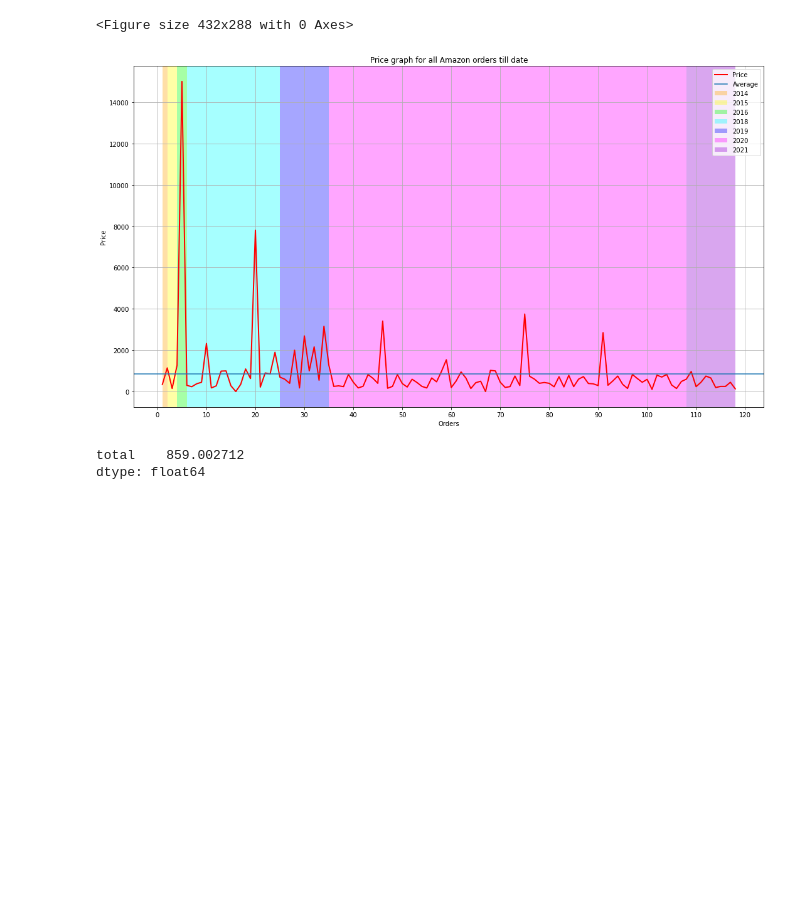
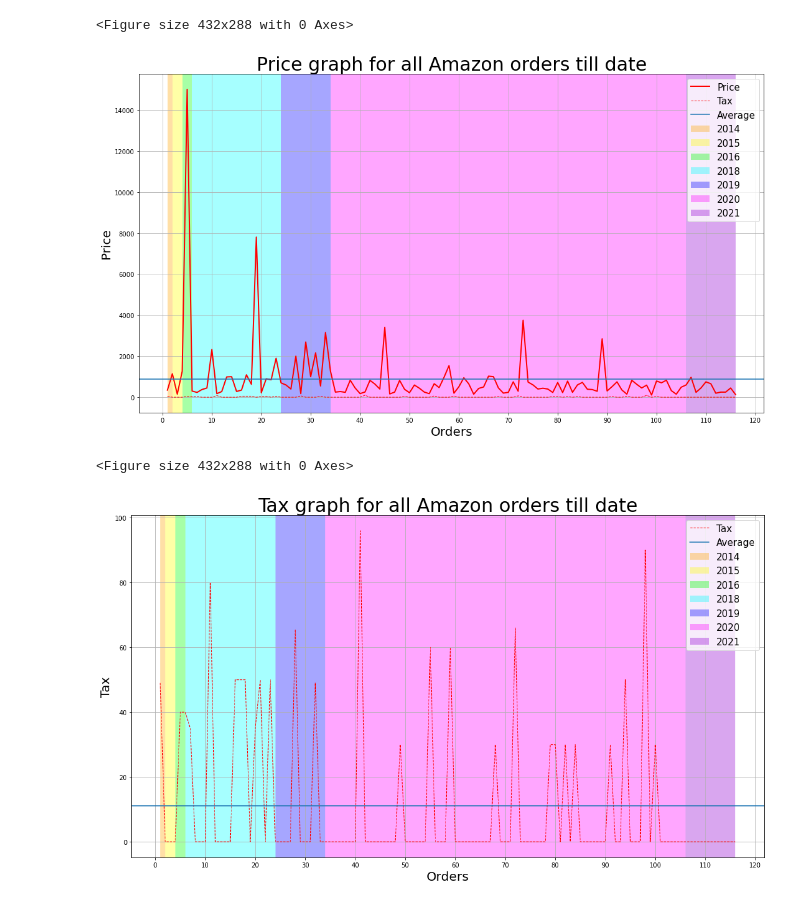
Before and after one commit to shantanutyagi67/Amazon_History, a Jupyter notebook: Using extension/Untitled.ipynb, the cells around one changed output. Cells and saved outputs as stored; diff of their text form; code cells hidden in the pictures; blank space fills up the shorter version.

Commit message:
plots

```diff
--- a/Using extension/Untitled.ipynb
+++ b/Using extension/Untitled.ipynb
@@ -45,0 +49,6 @@ total.describe()
+# %%
+mean = (df['total'].to_frame()).mean()
+tax = df['postage'] + df['VAT'] + df['gift']
+print(total.describe())
+print()
+print(tax.describe())
@@ -46,28 +75,46 @@ total.describe()
 # %%
 plt.figure(1)
 plt.figure(figsize=(18, 10))
 x_axis=np.linspace(1,total.size,total.size)
 plt.plot(x_axis,total,'r', linewidth = 2)
+plt.plot(x_axis,tax,'r--', linewidth = 1)
 plt.axhline(y=int(mean), xmin=0, xmax=1)
 plt.axvspan(min(x_axis), l1, color='orange', alpha=0.35, lw=0)
 plt.axvspan(l1, l2, color='yellow', alpha=0.35, lw=0)
 plt.axvspan(l2, l3, color='lime', alpha=0.35, lw=0)
 plt.axvspan(l3, l4, color='cyan', alpha=0.35, lw=0)
 plt.axvspan(l4, l5, color='blue', alpha=0.35, lw=0)
 plt.axvspan(l5, l6, color='magenta', alpha=0.35, lw=0)
 plt.axvspan(l6, l7, color='darkviolet', alpha=0.35, lw=0)
-plt.title('Price graph for all Amazon orders till date')
-plt.ylabel('Price')
-plt.xlabel('Orders')
+plt.title('Price graph for all Amazon orders till date', fontsize=30)
+plt.ylabel('Price', fontsize=20)
+plt.xlabel('Orders', fontsize=20)
 plt.xticks(np.arange(min(x_axis)-1, max(x_axis)+10, 10))
 plt.grid(b = True, alpha = 0.8, linewidth = 1)
-plt.legend(['Price','Average','2014','2015','2016','2018','2019','2020','2021'], loc=1)
+plt.legend(['Price','Tax','Average','2014','2015','2016','2018','2019','2020','2021'], loc=1, fontsize=15)
 plt.show()
+
+plt.figure(2)
+plt.figure(figsize=(18, 10))
+x_axis=np.linspace(1,total.size,total.size)
+plt.plot(x_axis,tax,'r--', linewidth = 1)
+plt.axhline(y=int(tax.mean()), xmin=0, xmax=1)
+plt.axvspan(min(x_axis), l1, color='orange', alpha=0.35, lw=0)
+plt.axvspan(l1, l2, color='yellow', alpha=0.35, lw=0)
+plt.axvspan(l2, l3, color='lime', alpha=0.35, lw=0)
+plt.axvspan(l3, l4, color='cyan', alpha=0.35, lw=0)
+plt.axvspan(l4, l5, color='blue', alpha=0.35, lw=0)
+plt.axvspan(l5, l6, color='magenta', alpha=0.35, lw=0)
+plt.axvspan(l6, l7, color='darkviolet', alpha=0.35, lw=0)
+plt.title('Tax graph for all Amazon orders till date', fontsize=30)
+plt.ylabel('Tax', fontsize=20)
+plt.xlabel('Orders', fontsize=20)
+plt.xticks(np.arange(min(x_axis)-1, max(x_axis)+10, 10))
+plt.grid(b = True, alpha = 0.8, linewidth = 1)
+plt.legend(['Tax','Average','2014','2015','2016','2018','2019','2020','2021'], loc=1, fontsize=15)
+plt.show()
 # %% [output]
 <Figure size 432x288 with 0 Axes>
-[figure, old version]
+[figure, new version]
+<Figure size 432x288 with 0 Axes>
+[figure, added]
-# %%
-total.mean()
-# %% [output]
-total    859.002712
-dtype: float64
```
Also changed, not shown: parts of 4 cells of this notebook, 3 other files.
